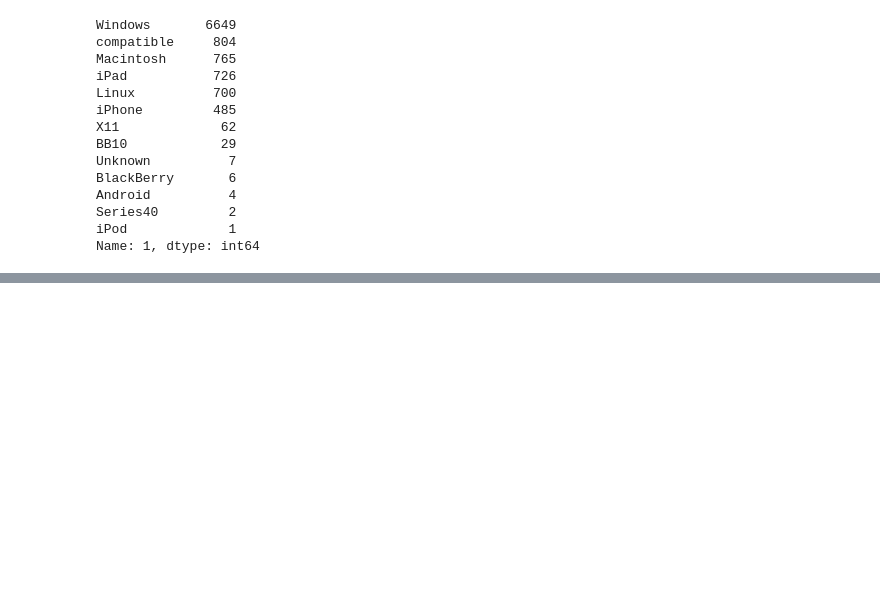
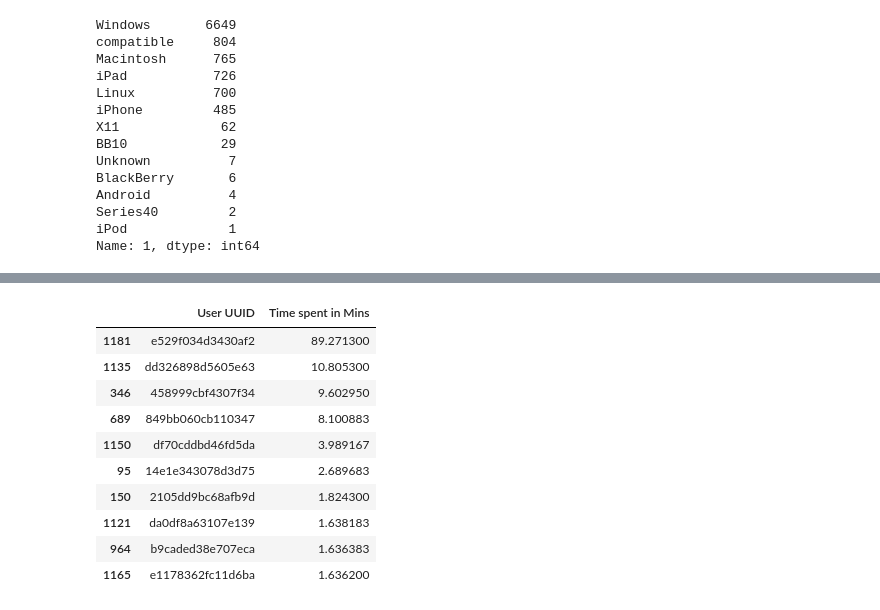
Before and after one commit to overmars86/analyticsapp, a Jupyter notebook: CW_2/Project/Code/working.ipynb, the cells around one changed output, grey strips where cells are left out. Saved outputs shown, nothing was run; the diff lists cells and outputs as text; code cells hidden in the pictures; blank space fills up the shorter version.

```diff
--- a/CW_2/Project/Code/working.ipynb
+++ b/CW_2/Project/Code/working.ipynb
@@ -185,0 +256,14 @@ Name: 1, dtype: int64
+# %%
+df_time_tot.head(10)
+# %% [output]
+|  | User UUID | Time spent in Mins |
+| 1181 | e529f034d3430af2 | 89.271300 |
+| 1135 | dd326898d5605e63 | 10.805300 |
+| 346 | 458999cbf4307f34 | 9.602950 |
+| 689 | 849bb060cb110347 | 8.100883 |
+| 1150 | df70cddbd46fd5da | 3.989167 |
+| 95 | 14e1e343078d3d75 | 2.689683 |
+| 150 | 2105dd9bc68afb9d | 1.824300 |
+| 1121 | da0df8a63107e139 | 1.638183 |
+| 964 | b9caded38e707eca | 1.636383 |
+| 1165 | e1178362fc11d6ba | 1.636200 |
```
Also changed, not shown: parts of 13 cells of this notebook, 5 other files.
